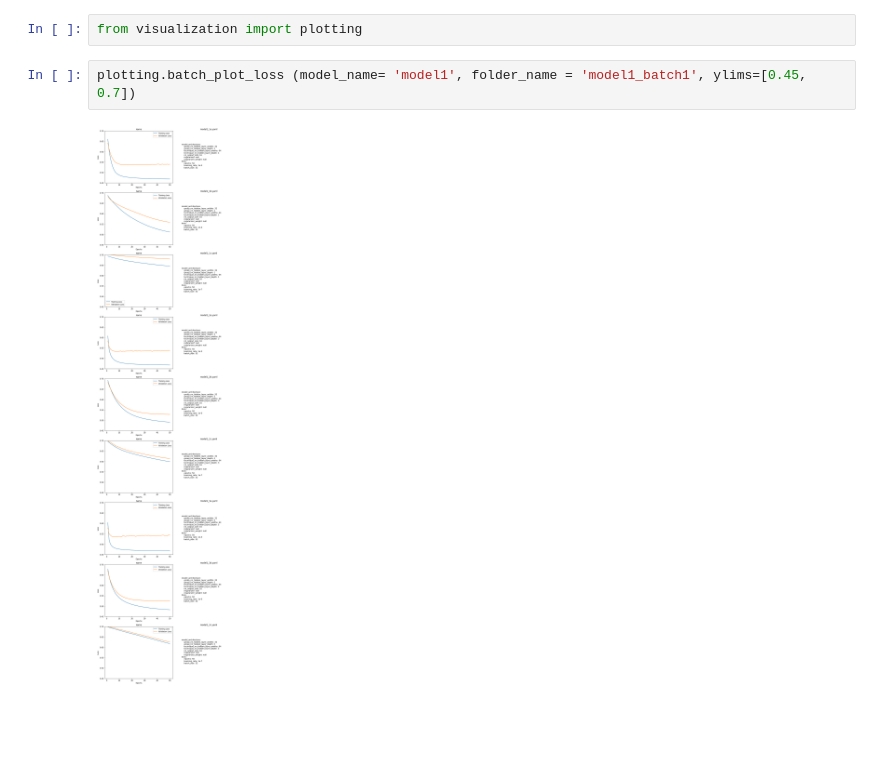
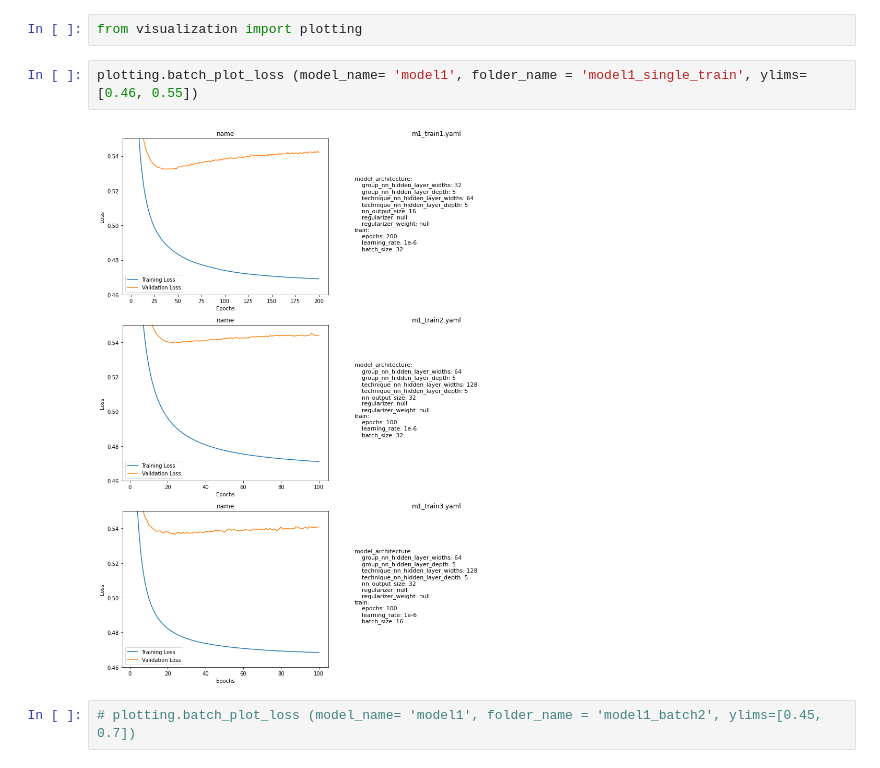
Before and after one commit to hcvu1050/hieuchivu-gt24-repo2, a Jupyter notebook: notebooks/plot_test.ipynb, the cells around one changed output. Drawn from its saved outputs; the diff is of its cells as text; blank space fills up the shorter version.

Commit message:
train tests

```diff
--- a/notebooks/plot_test.ipynb
+++ b/notebooks/plot_test.ipynb
@@ -7,7 +7,9 @@ import pandas as pd
 import matplotlib.pyplot as plt
 # %%
 from visualization import plotting
+# %%
+plotting.batch_plot_loss (model_name= 'model1', folder_name = 'model1_single_train', ylims=[0.46, 0.55])
+# %% [output]
+[figure, added]
 # %%
-plotting.batch_plot_loss (model_name= 'model1', folder_name = 'model1_batch1', ylims=[0.45, 0.7])
+# plotting.batch_plot_loss (model_name= 'model1', folder_name = 'model1_batch2', ylims=[0.45, 0.7])
-# %% [output]
-[figure, removed]
```
Also changed, not shown: parts of 1 cell of this notebook, 21 other files.
